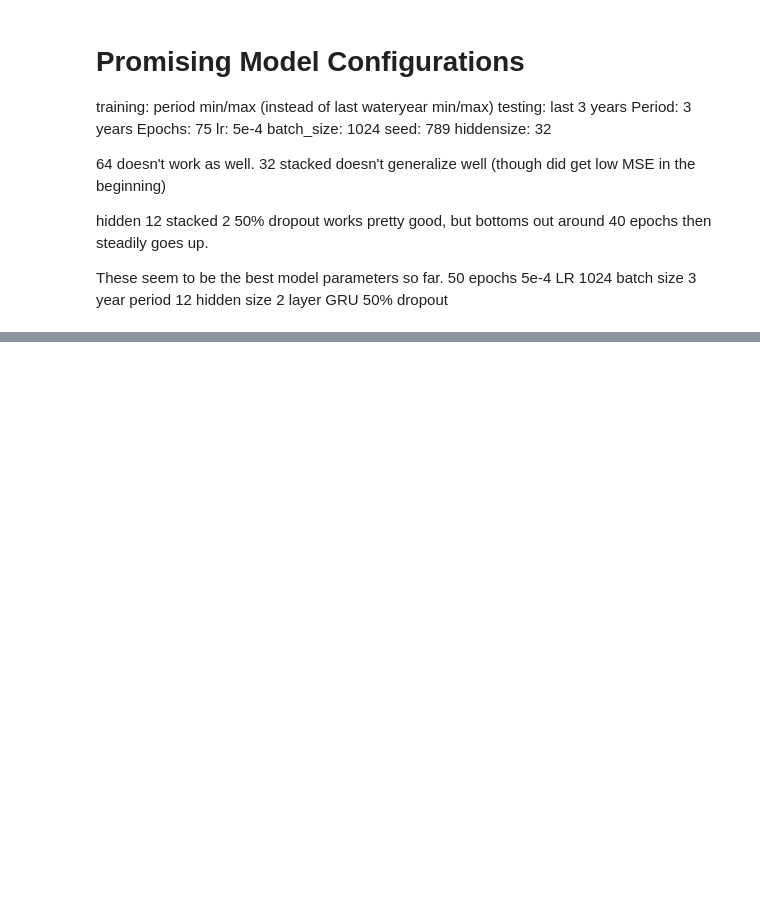
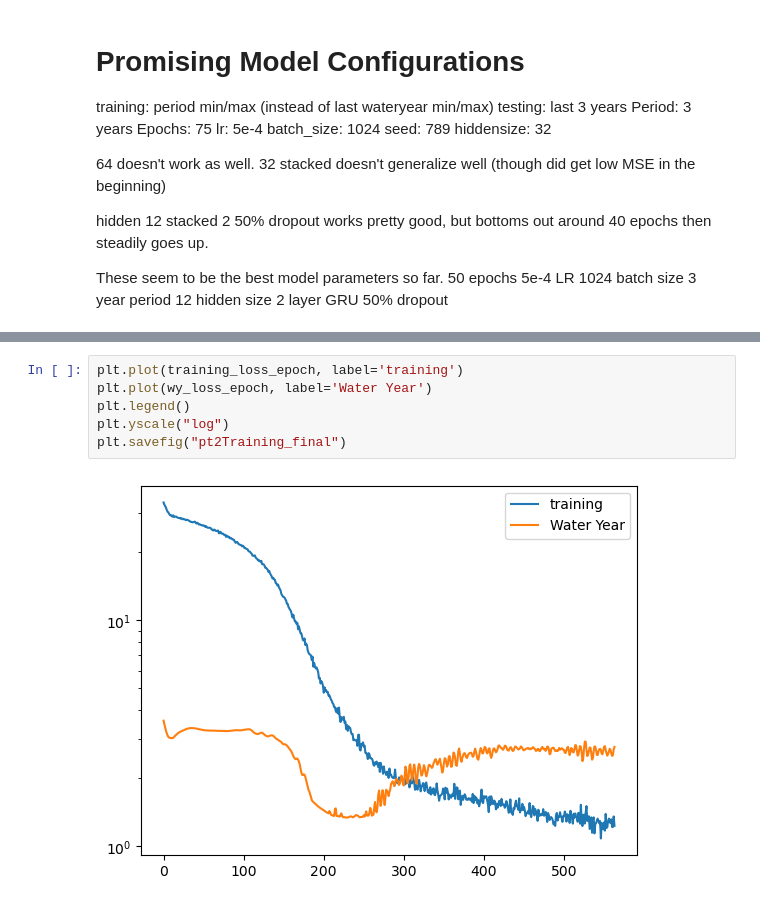
Before and after one commit to scoutiii/BearLakeData, a Jupyter notebook: Model.ipynb, the cells around one changed output, grey strips where cells are left out. Saved outputs shown, nothing was run; the diff lists cells and outputs as text; blank space fills up the shorter version.

```diff
--- a/Model.ipynb
+++ b/Model.ipynb
@@ -441 +518,9 @@ plt.show()
+# %%
+plt.plot(training_loss_epoch, label='training')
+plt.plot(wy_loss_epoch, label='Water Year')
+plt.legend()
+plt.yscale("log")
+plt.savefig("pt2Training_final")
+# %% [output]
+[figure, added]
 # %%
```
Also changed, not shown: parts of 7 cells of this notebook, 7 other files.
